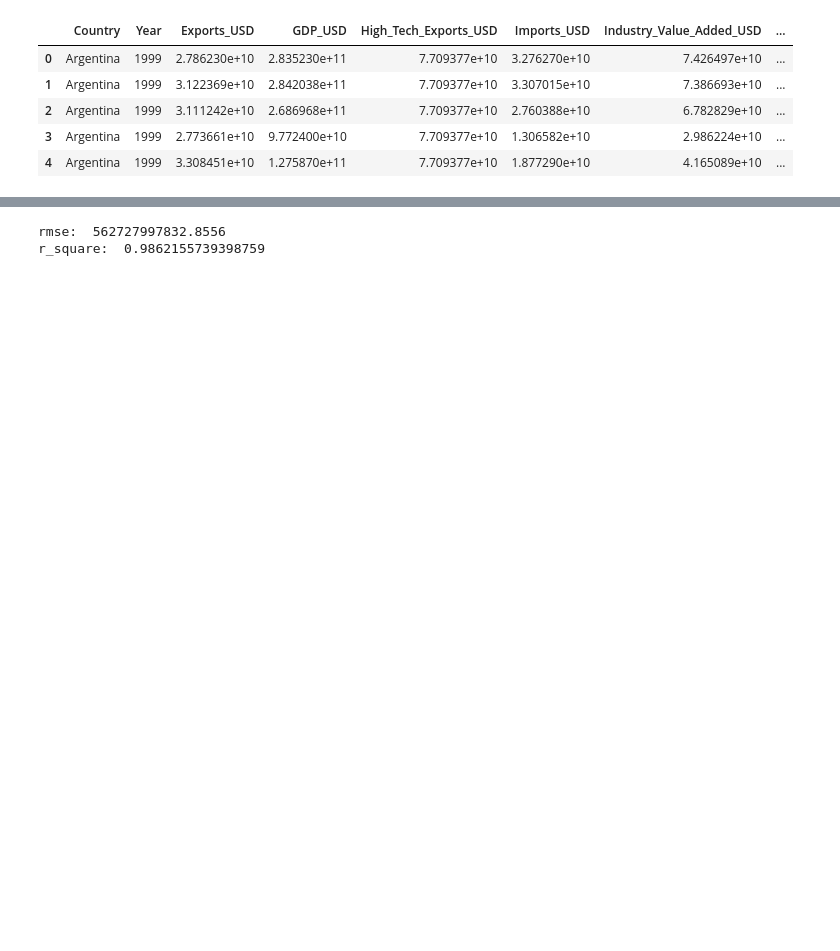
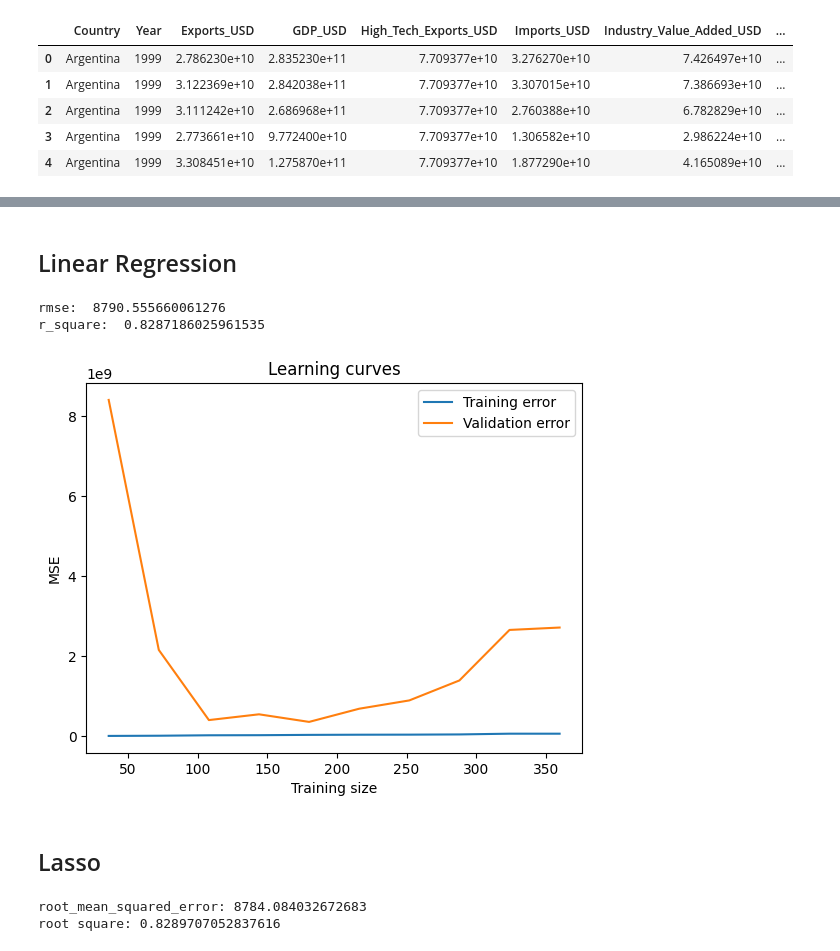
Before and after one commit to koto253/Data_Science_Portfolio, a Jupyter notebook: modeling.ipynb, the cells around one changed output, grey strips where cells are left out. Drawn from its saved outputs; the diff is of its cells as text; code cells hidden in the pictures; blank space fills up the shorter version.

```diff
--- a/modeling.ipynb
+++ b/modeling.ipynb
@@ -13,10 +16,10 @@ df.head()
 | 4 | Argentina | 1999 | 3.308451e+10 | 1.275870e+11 | 7.709377e+10 | 1.877290e+10 | 4.165089e+10 | ... |
 # %%
 # define the target variable
-y = df.GDP_USD
+y = df.GDP_per_Capita_USD
 
 # define the features
-X = df.drop(['GDP_USD', 'Country', 'Year'], axis=1)
+X = df.drop(['GDP_USD','GDP_per_Capita_USD', 'Country', 'Year'], axis=1)
 
 # ouput
 print('Target variable: ', y.shape)
@@ -31,12 +43,12 @@ y = y.apply(lambda x: round(x))
 # %%
 
-from sklearn.model_selection import train_test_split
+from sklearn.model_selection import train_test_split, cross_val_score, learning_curve
 from sklearn.preprocessing import StandardScaler
 
-scaler = StandardScaler()
-X_scaled = scaler.fit_transform(X)
+# scaler = StandardScaler()
+# X_scaled = scaler.fit_transform(X)
 
 # split the data
 X_train, X_test, y_train, y_test = train_test_split(
-    X_scaled, y, test_size=0.3, random_state=42
+    X, y, test_size=0.2, random_state=42
 )
@@ -43,10 +63,10 @@ X_train, X_test, y_train, y_test = train_test_split(
+# %% [markdown]
+## Linear Regression
 # %%
-# Build a linear regression model
-from sklearn.linear_model import LinearRegression
+# Train the model
+linear_reg = LinearRegression()
 
-# Train the model
-linear_model = LinearRegression()
-linear_model.fit(X_train, y_train)
+linear_reg.fit(X_train, y_train)
 
 # make precdictions
-y_pred = linear_model.predict(X_test)
+linear_pred = linear_reg.predict(X_test)
@@ -57,9 +73,25 @@ from sklearn.metrics import root_mean_squared_error
 # %%
-r_square = r2_score(y_test, y_pred)
-rmse = root_mean_squared_error(y_test, y_pred)
+linear_r2 = r2_score(y_test, linear_pred)
+linear_rmse = root_mean_squared_error(y_test, linear_pred)
 
-print('rmse: ', rmse)
-print('r_square: ', r_square)
+print('rmse: ', linear_rmse)
+print('r_square: ', linear_r2)
 # %% [output]
-rmse:  562727997832.8556
-r_square:  0.9862155739398759
+rmse:  8790.555660061276
+r_square:  0.8287186025961535
+# %%
+# Learning curve
+train_sizes, train_scores, test_scores = learning_curve(linear_reg, X, y, cv=5, scoring='neg_mean_squared_error', n_jobs=-1, train_sizes=np.linspace(0.1, 1.0, 10))
+train_scores_mean = -train_scores.mean(axis=1)
+test_scores_mean = -test_scores.mean(axis=1)
+
+plt.figure()
+plt.plot(train_sizes, train_scores_mean, label='Training error')
+plt.plot(train_sizes, test_scores_mean, label='Validation error')
+plt.ylabel('MSE')
+plt.xlabel('Training size')
+plt.title('Learning curves')
+plt.legend()
+plt.show()
+# %% [output]
+[figure, added]
@@ -65,0 +109,22 @@ r_square:  0.9862155739398759
+# %% [markdown]
+## Lasso
+# %%
+# Build a Lasso regression model
+lasso_reg = Lasso()
+
+# Train the model
+lasso_reg.fit(X_train, y_train)
+
+# Make predictions
+lasso_pred = lasso_reg.predict(X_test)
+
+# Evaluate the model
+lasso_rmse = root_mean_squared_error(y_test, lasso_pred)
+lasso_r2 = r2_score(y_test, lasso_pred)
+
+# output result
+print(f'root_mean_squared_error: {lasso_rmse}')
+print(f'root square: {lasso_r2}')
+# %% [output]
+root_mean_squared_error: 8784.084032672683
+root square: 0.8289707052837616
```
Also changed, not shown: parts of 25 cells of this notebook, 1 other file.
